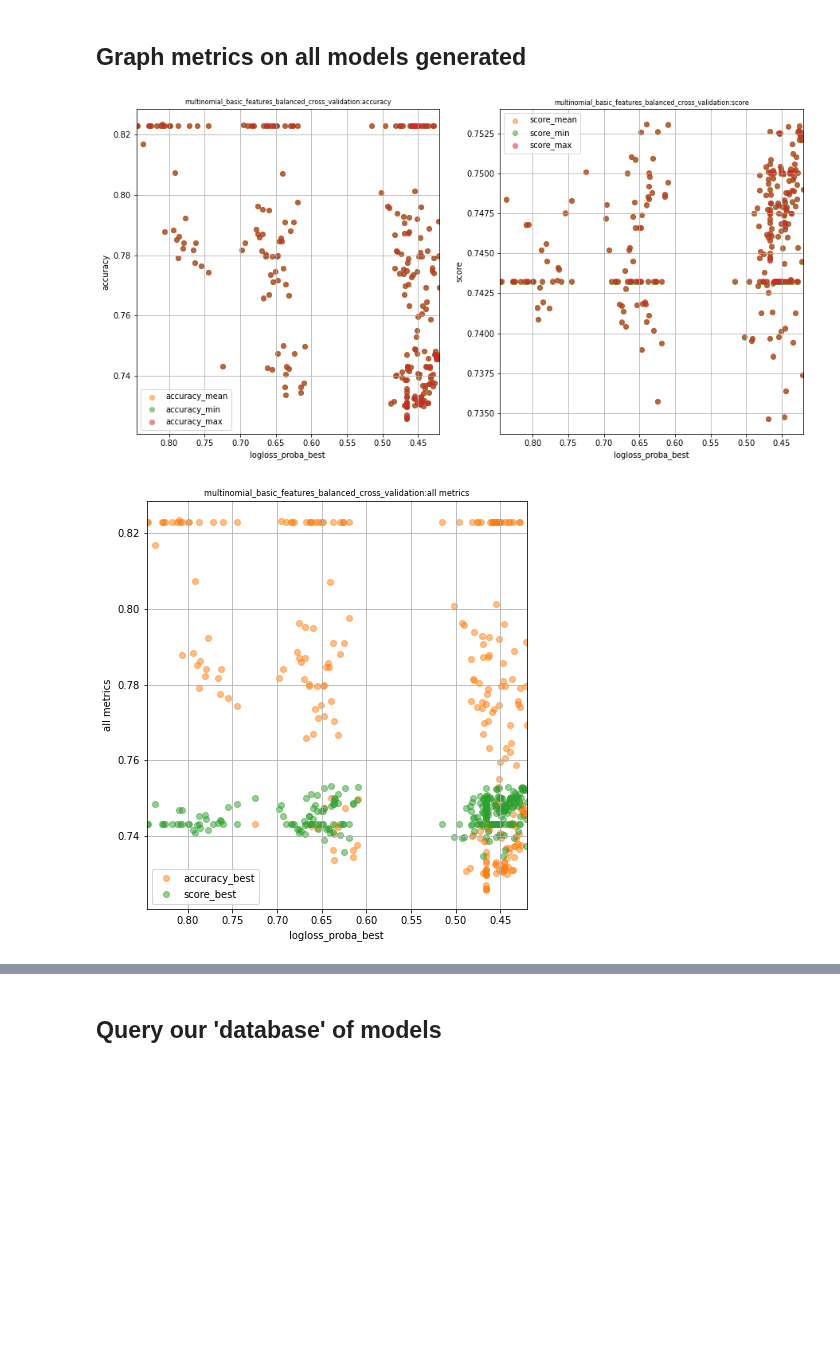
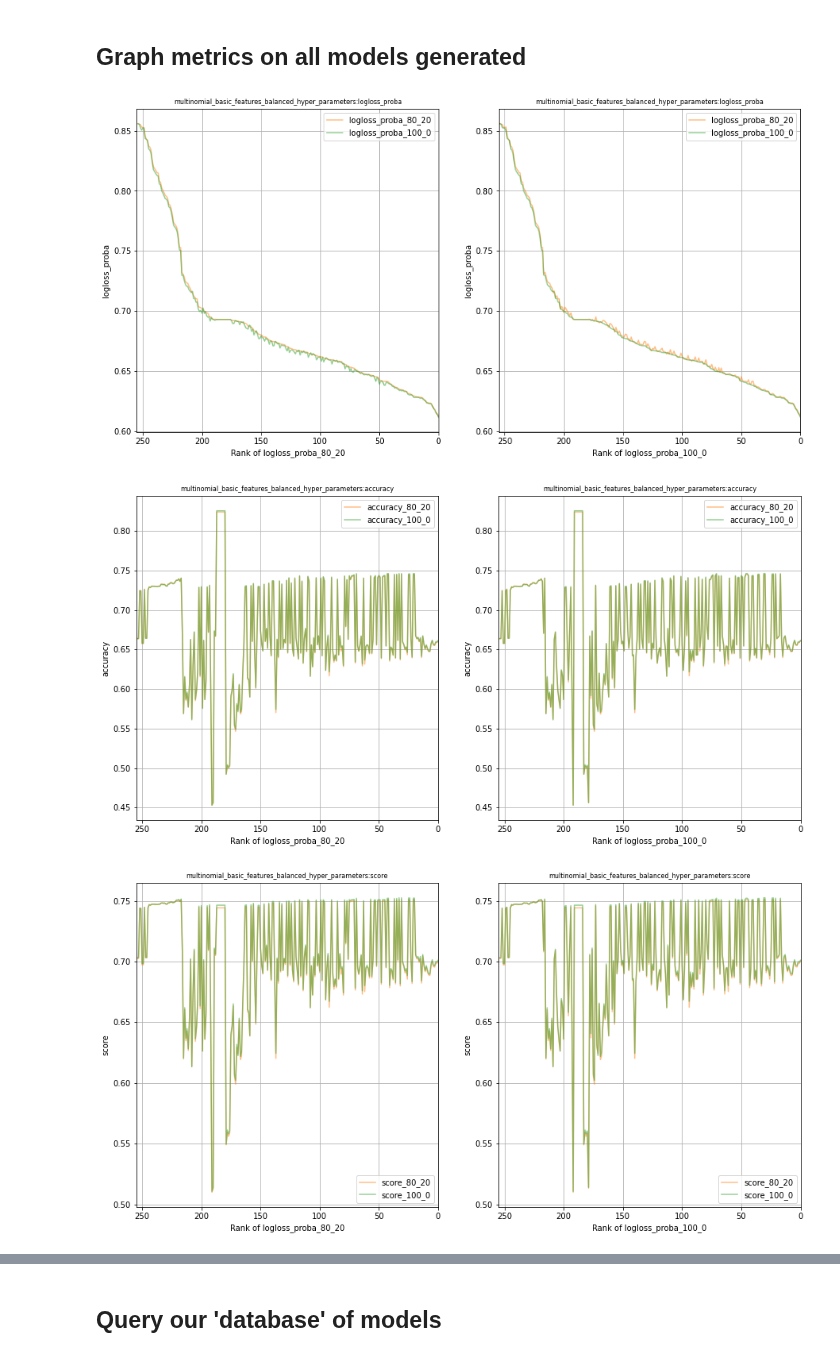
Before and after one commit to acharroux/QuoraPairs, a Jupyter notebook: BruteForce/multinomial_basic_features_balanced_hyper_parameters.ipynb, the cells around one changed output, grey strips where cells are left out. Drawn from its saved outputs; the diff is of its cells as text; code cells hidden in the pictures; blank space fills up the shorter version.

```diff
--- a/BruteForce/multinomial_basic_features_balanced_hyper_parameters.ipynb
+++ b/BruteForce/multinomial_basic_features_balanced_hyper_parameters.ipynb
@@ -472,10 +469,13 @@ def build_naivebayes_model_with_test_hyper(input_train,target_train,input_test,t
         verbose=verbose,
         refit=True)
     searcher.fit(input_train,target_train,sample_weight = input_train_weight)
-    duration = time.time()-start
     model = searcher.best_estimator_
     infos = compute_metrics_model(model,input_test,target_test,suffix,sample_weight = input_test_weight,show=show)
-    infos.update({add_suffix('params',suffix):searcher.best_params_})
+    infos.update(
+        {
+            add_suffix('params',suffix):searcher.best_params_,
+            add_suffix('time',suffix):time.time()-start
+        })
     if show:
         print_model_infos(suffix,PRINT_INFOS_HYPER_ON_MODEL,infos,suffix)
     return  infos
@@ -510,14 +510,17 @@ def build_naivebayes_model_100_0_hyper(input,column_names,target,show=True):
         random_state=42,
         scoring='neg_log_loss',
         n_jobs=os.cpu_count(),
-        pre_dispatch=os.cpu_count(),
+        pre_dispatch=2*os.cpu_count(),
         verbose=verbose,
         refit=True)
     searcher.fit(input_full,target_full,sample_weight = input_full_weight)
-    duration = time.time()-start
     model = searcher.best_estimator_
     infos = compute_metrics_model(model,input_full,target_full,SUFFIX,sample_weight = input_full_weight,show=show)
-    infos.update({add_suffix('params',SUFFIX):searcher.best_params_})
+    infos.update(
+        {
+            add_suffix('params',SUFFIX):searcher.best_params_,
+            add_suffix('time',SUFFIX):time.time()-start
+        })
     if show:
         print_model_infos(SUFFIX,PRINT_INFOS_HYPER_ON_MODEL,infos,SUFFIX)
     return infos
@@ -543,6 +546,7 @@ def build_model_80_20_and_100_0_hyper(input,column_names,target,show=True):
         })
     return infos
 
-print_section('Quick check: Optimised models (80,20) & (100,0) using feature nb_words_question1')
+# Unitary test
+print_section('Unitary test : Optimised models (80,20) & (100,0) using feature nb_words_question1')
 build_model_80_20_and_100_0_hyper(train_dataframe,['nb_words_question1'],train_dataframe['is_duplicate'])
 # %% [output]
@@ -686,76 +701,44 @@ model_results.describe()
 # %% [markdown]
 ## Graph metrics on all models generated
 # %%
-
-
 def line_all_metrics_all_models(results,y_label,metric_sort,metrics):
     palette = sns.color_palette()
     data = results.sort_values(metric_sort,ascending=('logloss_proba' in metric_sort))
     if 'logloss_proba' in metric_sort:
        plot.xlim(len(data),0)
     x = numpy.arange(len(data))
     num_col=1
     if len(metrics)>1:
-        kinds =['_best']
+        kinds =['_80_20']
     else:
-        kinds = ['_mean','_min','_max']
+        kinds = ['_80_20','_100_0']
     for k in kinds:
         for m in metrics:
                 plot.plot(x,data[m+k],color = palette[num_col],alpha=0.5,label = m+k)
                 num_col = num_col+1
     plot.ylabel(y_label)
     plot.xlabel('Rank of %s'% metric_sort)
     plot.title(EXPERIMENT+':'+ y_label,fontsize=8)
     plot.grid()
     plot.legend()
 
 
 def line_all_metrics(results):
-    for m in ['accuracy','score','logloss_proba']:
+    for m in ['logloss_proba','accuracy','score']:
         yield
-        line_all_metrics_all_models(results,m,'logloss_proba_best',[m])
+        line_all_metrics_all_models(results,m,'logloss_proba_80_20',[m])
+        yield
+        line_all_metrics_all_models(results,m,'logloss_proba_100_0',[m])
     yield
-    line_all_metrics_all_models(results,'all metrics','logloss_proba_best',['accuracy','score','logloss_proba'])
-
+    line_all_metrics_all_models(results,'all metrics','logloss_proba_80_20',['accuracy','score'])
+    yield
+    line_all_metrics_all_models(results,'all metrics','logloss_proba_100_0',['accuracy','score'])
 
 def line_all_metrics_in_grid(results,nb_columns=2):
     multiplot_from_generator(line_all_metrics(results), nb_columns)
 
-def scatter_all_metrics_all_models(results,y_label,metric_sort,metrics):
-    palette = sns.color_palette()
-    #data = results.sort_values(metric_sort+'_test',ascending=(metric_sort!='logloss_proba'))
-    if 'logloss_proba' in metric_sort:
-        data = results.sort_values(metric_sort,ascending=False)
-        plot.xlim(data[metric_sort].max(),data[metric_sort].min())
-    else:
-        data = results.sort_values(metric_sort,ascending=True)
-    num_col=1
-    if len(metrics)>1:
-        kinds =['_best']
-    else:
-        kinds = ['_mean','_min','_max']
-    for k in kinds:
-        for m in metrics:
-                plot.scatter(results[metric_sort],data[m+k],color = palette[num_col],alpha=0.5,label = m+k)
-                num_col = num_col+1
-    plot.ylabel(y_label)
-    plot.xlabel(metric_sort)
-    plot.title(EXPERIMENT+':'+ y_label,fontsize=8)
-    plot.grid()
-    plot.legend()
-
-def scatter_all_metrics(results):
-    for m in ['accuracy','score']:
-        yield
-        scatter_all_metrics_all_models(results,m,'logloss_proba_best',[m])
-    yield
-    scatter_all_metrics_all_models(results,'all metrics','logloss_proba_best',['accuracy','score'])
-
-def scatter_all_metrics_in_grid(results,nb_columns=2):
-    multiplot_from_generator(scatter_all_metrics(results), nb_columns)
-
-#line_all_metrics_in_grid(model_results,2)
-scatter_all_metrics_in_grid(model_results,2)
+line_all_metrics_in_grid(model_results,2)
 # %% [output]
-[figure, old version]
+[figure, new version]
-[figure, old version]
+[figure, new version]
+[figure, added]
```
Also changed, not shown: parts of 30 cells of this notebook, 1 other file.
